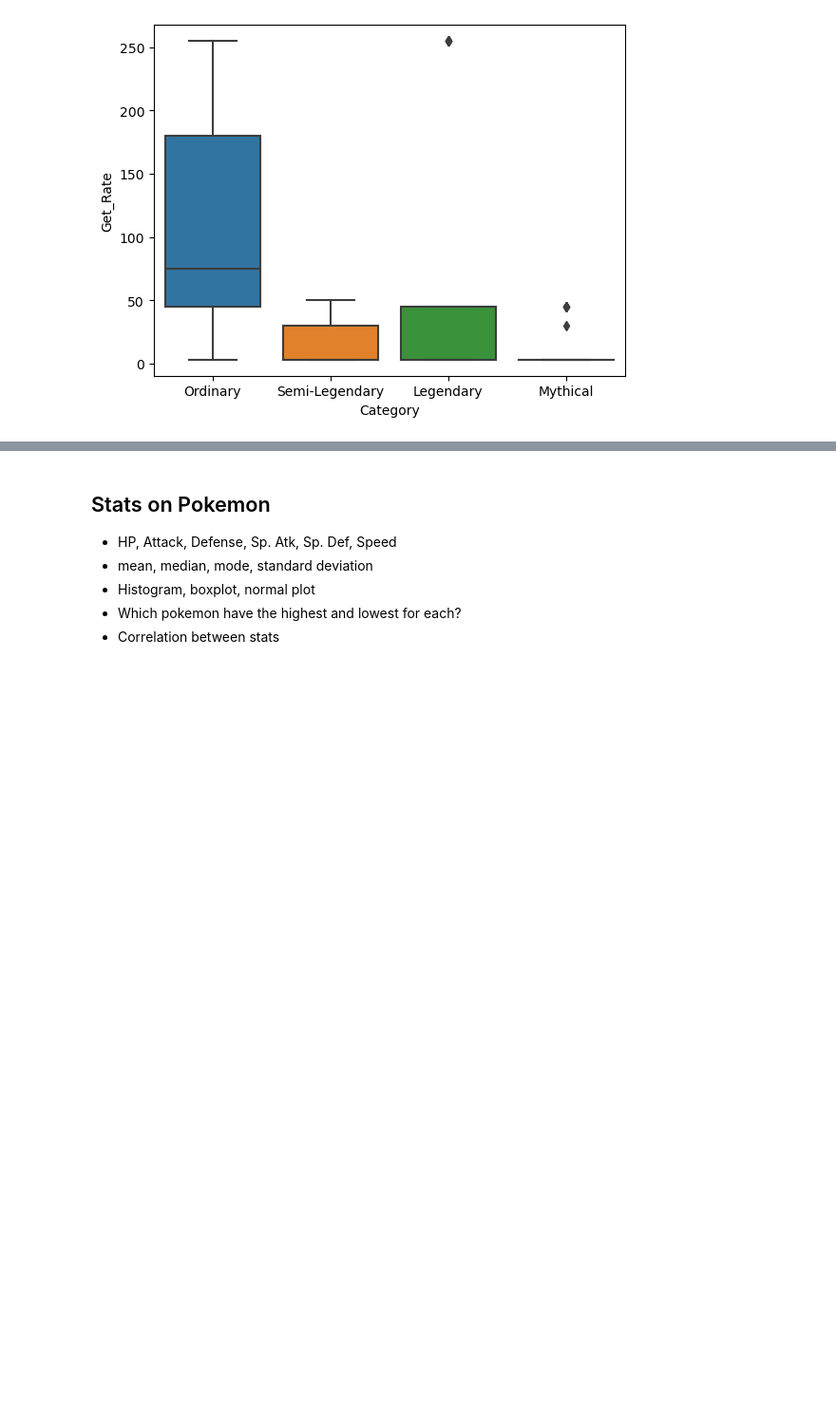
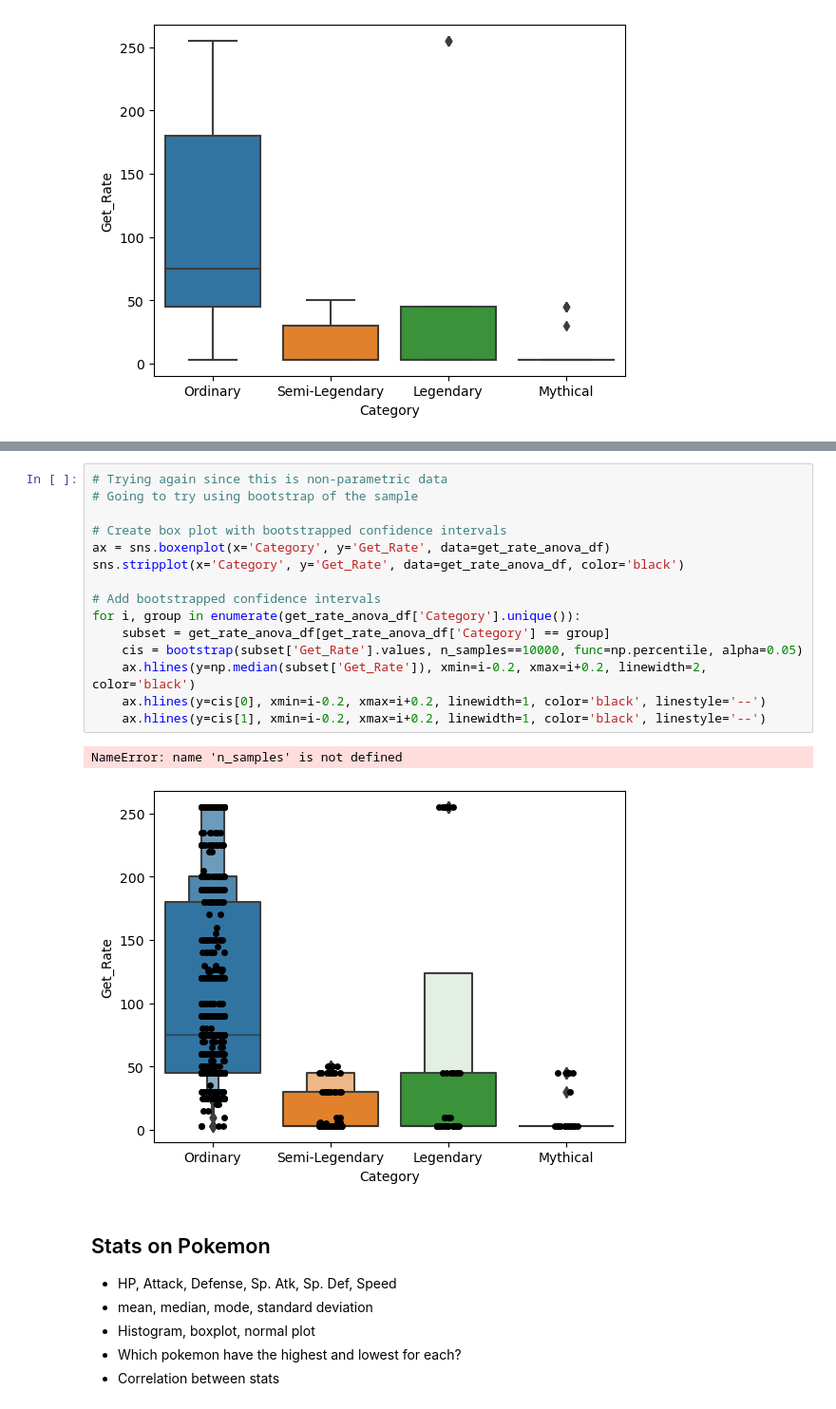
Before and after one commit to sarsteg/pokemon-index-analysis, a Jupyter notebook: analysis.ipynb, the cells around one changed output, grey strips where cells are left out. Shown: that part at 95% size. Saved outputs shown, nothing was run; the diff lists cells and outputs as text; blank space fills up the shorter version.

```diff
--- a/analysis.ipynb
+++ b/analysis.ipynb
@@ -379,3 +386,21 @@ get_rate_boxplot = sns.boxplot(x='Category', y='Get_Rate', data=get_rate_anova_d
+# %%
+# Trying again since this is non-parametric data
+# Going to try using bootstrap of the sample
+
+# Create box plot with bootstrapped confidence intervals
+ax = sns.boxenplot(x='Category', y='Get_Rate', data=get_rate_anova_df)
+sns.stripplot(x='Category', y='Get_Rate', data=get_rate_anova_df, color='black')
+
+# Add bootstrapped confidence intervals
+for i, group in enumerate(get_rate_anova_df['Category'].unique()):
+    subset = get_rate_anova_df[get_rate_anova_df['Category'] == group]
+    cis = bootstrap(subset['Get_Rate'].values, n_samples==10000, func=np.percentile, alpha=0.05)
+    ax.hlines(y=np.median(subset['Get_Rate']), xmin=i-0.2, xmax=i+0.2, linewidth=2, color='black')
+    ax.hlines(y=cis[0], xmin=i-0.2, xmax=i+0.2, linewidth=1, color='black', linestyle='--')
+    ax.hlines(y=cis[1], xmin=i-0.2, xmax=i+0.2, linewidth=1, color='black', linestyle='--')
+# %% [output]
+NameError: name 'n_samples' is not defined
+[figure, added]
 # %% [markdown]
 ## Stats on Pokemon
 * HP, Attack, Defense, Sp. Atk, Sp. Def, Speed
```
Also changed, not shown: parts of 2 cells of this notebook.
